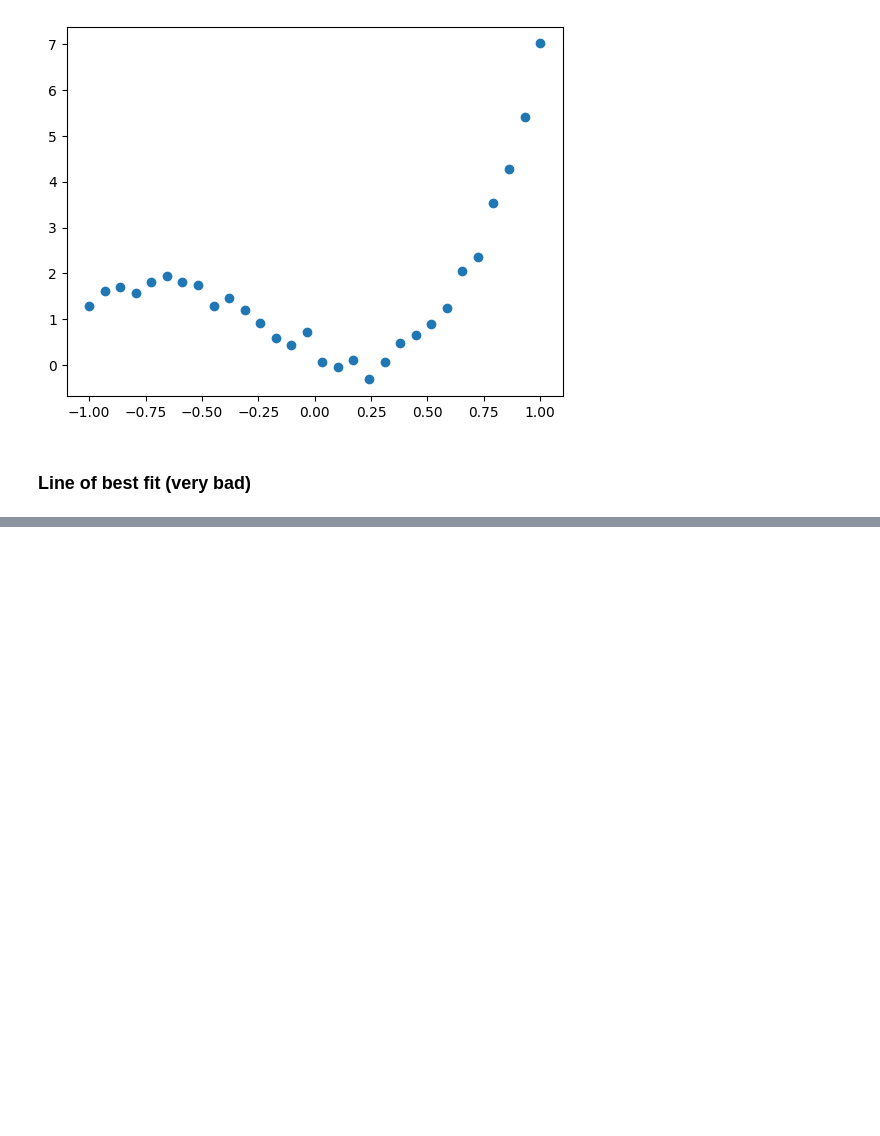
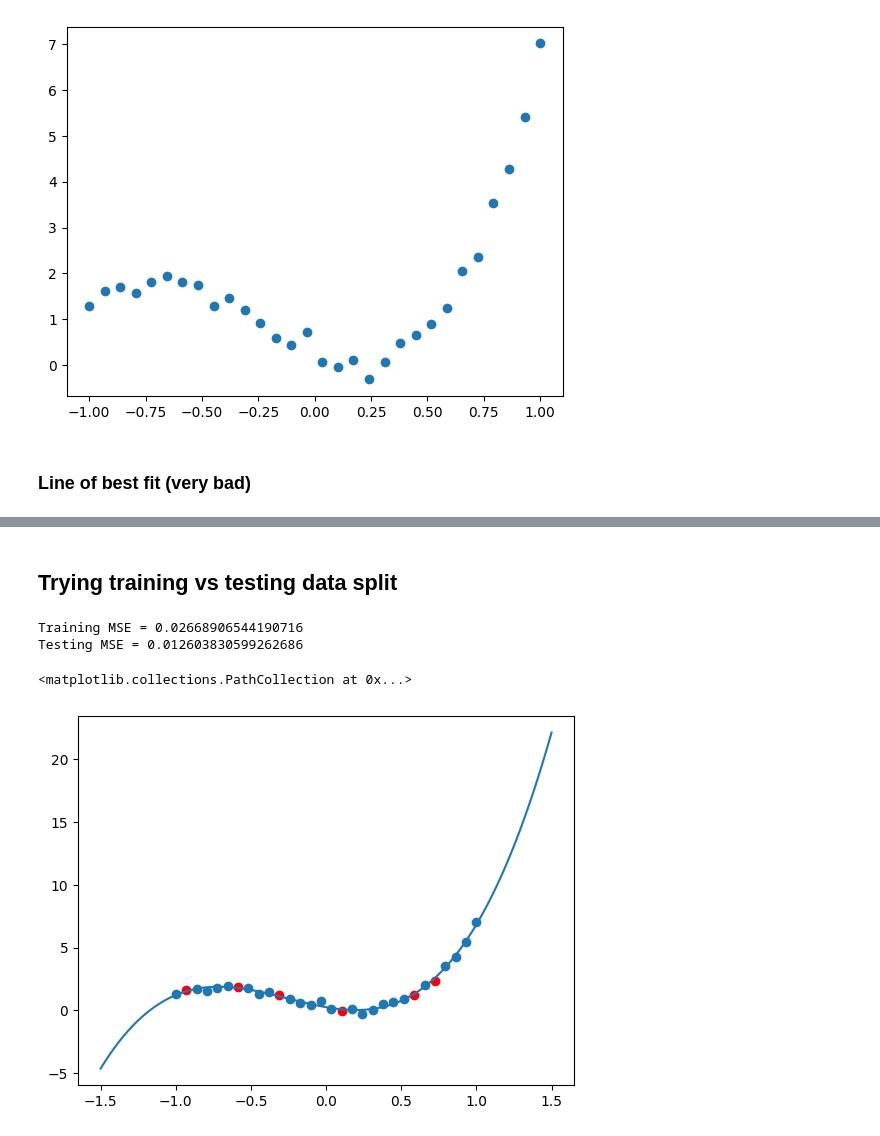
Before and after one commit to basketball23/nyu-machine-learning, a Jupyter notebook: day4/polynomial-fitting.ipynb, the cells around one changed output, grey strips where cells are left out. Cells and saved outputs as stored; diff of their text form; code cells hidden in the pictures; blank space fills up the shorter version.

Commit message:
Added train vs test data split and mse

```diff
--- a/day4/polynomial-fitting.ipynb
+++ b/day4/polynomial-fitting.ipynb
@@ -66,0 +83,37 @@ MSE = 0.023872018473378265
+# %% [markdown]
+## Trying training vs testing data split
+# %%
+from sklearn.preprocessing import PolynomialFeatures
+from sklearn.model_selection import train_test_split
+
+i = 3
+poly = PolynomialFeatures(i)
+design_matrix = poly.fit_transform(X)
+
+# Data split
+
+X_train, X_test, y_train, y_test = train_test_split(design_matrix, y, test_size = 0.2)
+
+
+model = LinearRegression(fit_intercept=False)
+model.fit(design_matrix, y)
+
+y_hat_train = model.predict(X_train)
+y_hat_test = model.predict(X_test)
+
+print(f"Training MSE = {np.mean((y_train - y_hat_train) ** 2)}")
+
+print(f"Testing MSE = {np.mean((y_test - y_hat_test) ** 2)}")
+
+X_train, X_test, y_train, y_test = train_test_split(X, y, test_size = 0.2)
+
+plt.plot(X_LINE, Y_LINE)
+
+plt.scatter(X_train, y_train)
+
+plt.scatter(X_test, y_test, color = "red")
+# %% [output]
+Training MSE = 0.02668906544190716
+Testing MSE = 0.012603830599262686
+<matplotlib.collections.PathCollection at 0x...>
+[figure, added]
```
Also changed, not shown: parts of 3 cells of this notebook, 1 other file.
